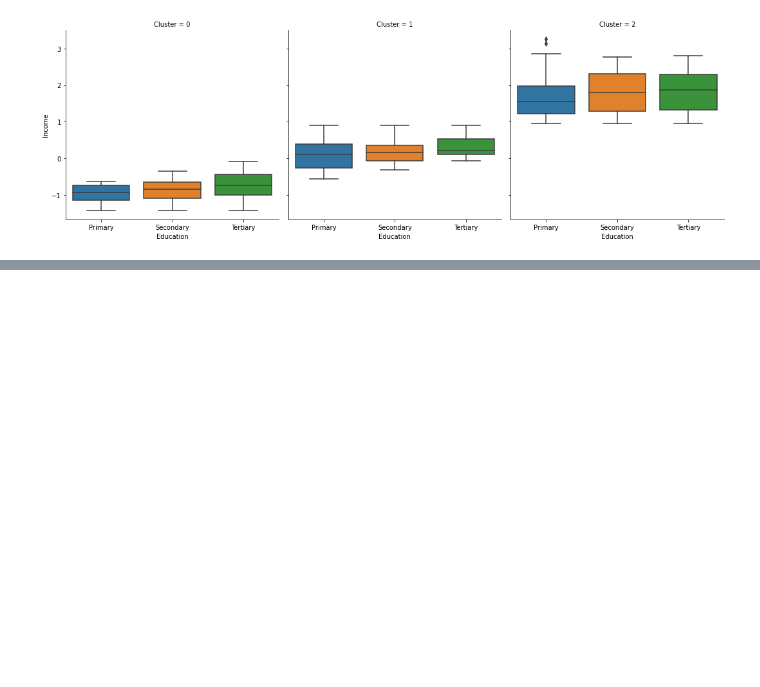
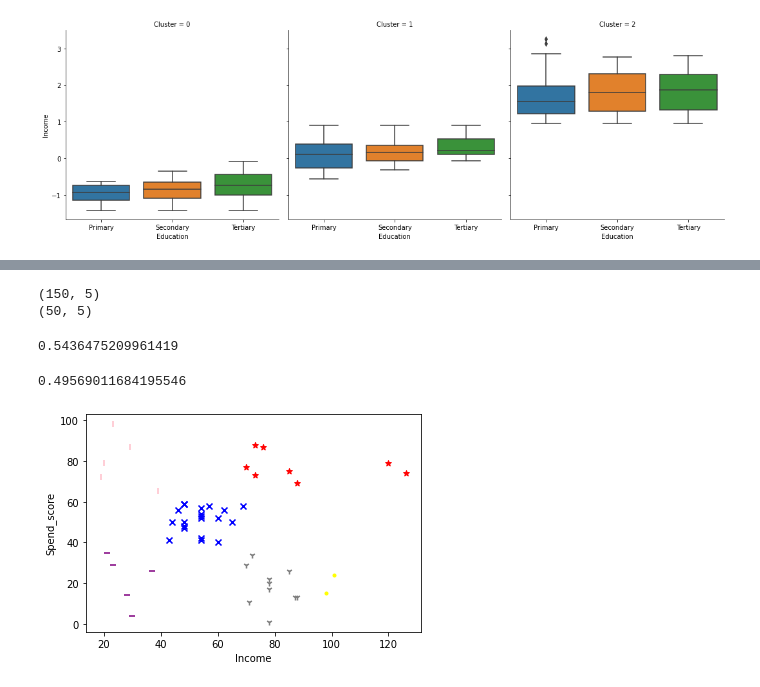
Before and after one commit to alexlopespereira/idp_competenciasdegestao, a Jupyter notebook: Notebooks/Aula4/Aula4_SegmentacaoParte2.ipynb, the cells around one changed output, grey strips where cells are left out. Saved outputs shown, nothing was run; the diff lists cells and outputs as text; code cells hidden in the pictures; blank space fills up the shorter version.

```diff
--- a/Notebooks/Aula4/Aula4_SegmentacaoParte2.ipynb
+++ b/Notebooks/Aula4/Aula4_SegmentacaoParte2.ipynb
@@ -287,29 +315,40 @@ plt.show()
 # %%
 from sklearn.model_selection import train_test_split
 # %%
-df_train, df_test = train_test_split\
-                    (mall0, train_size=0.75, \
-                     random_state=42)
+# Separando o dataset em treinamento e teste
+df_train, df_test = train_test_split(mall0, train_size=0.75, random_state=42)
 # %%
 print(df_train.shape)
 print(df_test.shape)
+# %% [output]
+(150, 5)
+(50, 5)
 # %%
+# Criando uma instância do KMeans com k=6
 model = KMeans(n_clusters=6, random_state=42)
+
+# Fazendo o fit e a predição
 df_train['Cluster'] = model.fit_predict(df_train[cluster_cols])
-silhouette_avg = silhouette_score\
-                 (df_train[cluster_cols], df_train['Cluster'])
+
+# Calculando o score da silhueta nos clusters resultantes da predição sobre o dado de treinamento
+silhouette_avg = silhouette_score(df_train[cluster_cols], df_train['Cluster'])
 print(silhouette_avg)
+# %% [output]
+0.5436475209961419
 # %%
+# Realizando a predição sobre o dado de teste
 df_test['Cluster'] = model.predict(df_test[cluster_cols])
-silhouette_avg = silhouette_score\
-                 (df_test[cluster_cols],df_test['Cluster'])
+# Calculando o score da silhueta para o dado de teste
+silhouette_avg = silhouette_score(df_test[cluster_cols],df_test['Cluster'])
 print(silhouette_avg)
+# %% [output]
+0.49569011684195546
 # %%
 for clust in range(df_test.Cluster.nunique()):
     temp = df_test[df_test.Cluster == clust]
-    plt.scatter(temp.Income, temp.Spend_score, \
-                marker=markers[clust], \
-                color='gray')
+    plt.scatter(temp.Income, temp.Spend_score, marker=markers[clust], color=color[clust])
 plt.xlabel("Income")
 plt.ylabel("Spend_score")
 plt.show()
+# %% [output]
+[figure, added]
```
Also changed, not shown: parts of 26 cells of this notebook, 1 other file.
